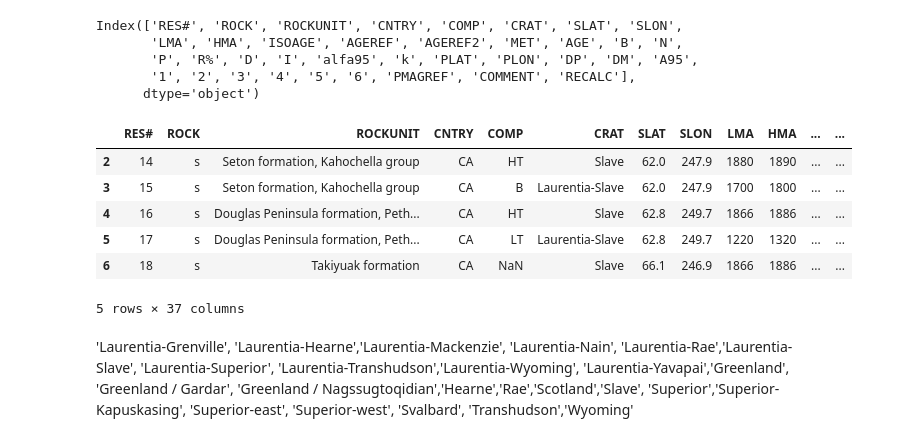
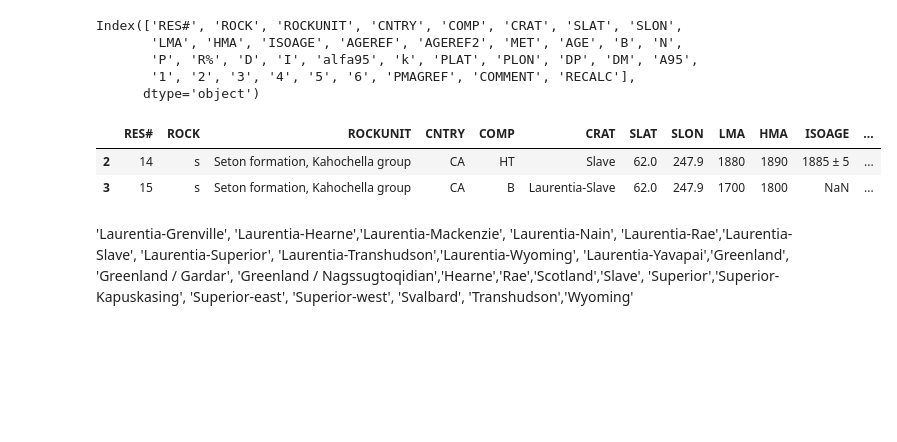
Before and after one commit to Swanson-Hysell-Group/Laurentia_Paleogeography, a Jupyter notebook: figures_analysis.ipynb, the cells around one changed output. Drawn from its saved outputs; the diff is of its cells as text; code cells hidden in the pictures; blank space fills up the shorter version.

```diff
--- a/figures_analysis.ipynb
+++ b/figures_analysis.ipynb
@@ -13,6 +13,7 @@ Thoughts from Lauri on March 16
 4. If you use the technique I have described previously in my Instructions, and what you use in Umkondo, you might be able to sort NAM data into two polarities, here called ”N” and ”R”. This is possible. Don´t worry YET if you end up NLaur and RLaur, which later turns out to be RBal and NBal in other continents: you nevertheless have signed N and R inherently and logically for Laurentia through out 3700-542 Ma. I fully understand that this may come difficult if there will be a sudden pole jumps of say 80-110 degrees but we accept that.  I plot the APWP´s and I pick up ”relative” polarity errors (=pole jumps of say 160-180 deg), I look that the drift of craton between two successive poles is less that 30 cm/yr in picking up most likely polarity changes rather than drift. This is not an easy game but overall you might be able to end to NAM magnetostratigraphy (or NAM polarity stratigraphy)…or at least for some cratons of NAM. Try!
 # %%
 import pandas as pd
+pd.set_option('display.max_columns', None)
 #from tabulate import tabulate
 from IPython.display import display, Markdown, Latex
 import matplotlib.pyplot as plt
@@ -44,29 +45,25 @@ Index(['RES#', 'ROCK', 'ROCKUNIT', 'CNTRY', 'COMP', 'CRAT', 'SLAT', 'SLON',
 # %%
 #'Laurentia-Grenville', 'Laurentia-Hearne',
 #       'Laurentia-Mackenzie', 'Laurentia-Nain', 'Laurentia-Rae',
 #       'Laurentia-Slave', 'Laurentia-Superior', 'Laurentia-Transhudson',
 #       'Laurentia-Wyoming', 'Laurentia-Yavapai'
 
 list_of_cratons = ['Laurentia-Grenville', 'Laurentia-Hearne','Laurentia-Mackenzie',
                    'Laurentia-Nain', 'Laurentia-Rae','Laurentia-Slave',
                    'Laurentia-Superior', 'Laurentia-Transhudson','Laurentia-Wyoming',
                    'Laurentia-Yavapai','Greenland', 'Greenland / Gardar',
                    'Greenland / Nagssugtoqidian','Hearne','Rae','Scotland','Slave',
                    'Superior','Superior-Kapuskasing', 'Superior-east', 'Superior-west',
                    'Svalbard', 'Transhudson','Wyoming']
 
 #Need to filter out poles that are also in Leirubakki_poles
 paleomagia_poles = paleomagia_all[paleomagia_all['CRAT'].isin(list_of_cratons)]
 paleomagia_poles = paleomagia_poles[paleomagia_poles['AGE'] > 542]
-paleomagia_poles.head()
+paleomagia_poles.head(2)
 # %% [output]
-|  | RES# | ROCK | ROCKUNIT | CNTRY | COMP | CRAT | SLAT | SLON | LMA | HMA | ... | ... |
-| 2 | 14 | s | Seton formation, Kahochella group | CA | HT | Slave | 62.0 | 247.9 | 1880 | 1890 | ... | ... |
-| 3 | 15 | s | Seton formation, Kahochella group | CA | B | Laurentia-Slave | 62.0 | 247.9 | 1700 | 1800 | ... | ... |
-| 4 | 16 | s | Douglas Peninsula formation, Peth... | CA | HT | Slave | 62.8 | 249.7 | 1866 | 1886 | ... | ... |
-| 5 | 17 | s | Douglas Peninsula formation, Peth... | CA | LT | Laurentia-Slave | 62.8 | 249.7 | 1220 | 1320 | ... | ... |
-| 6 | 18 | s | Takiyuak formation | CA | NaN | Slave | 66.1 | 246.9 | 1866 | 1886 | ... | ... |
+|  | RES# | ROCK | ROCKUNIT | CNTRY | COMP | CRAT | SLAT | SLON | LMA | HMA | ISOAGE | ... |
+| 2 | 14 | s | Seton formation, Kahochella group | CA | HT | Slave | 62.0 | 247.9 | 1880 | 1890 | 1885 ± 5 | ... |
+| 3 | 15 | s | Seton formation, Kahochella group | CA | B | Laurentia-Slave | 62.0 | 247.9 | 1700 | 1800 | NaN | ... |
-5 rows × 37 columns
 # %% [markdown]
 'Laurentia-Grenville', 'Laurentia-Hearne','Laurentia-Mackenzie',
 'Laurentia-Nain', 'Laurentia-Rae','Laurentia-Slave',
```
Also changed, not shown: parts of 2 cells of this notebook, 1 other file.
